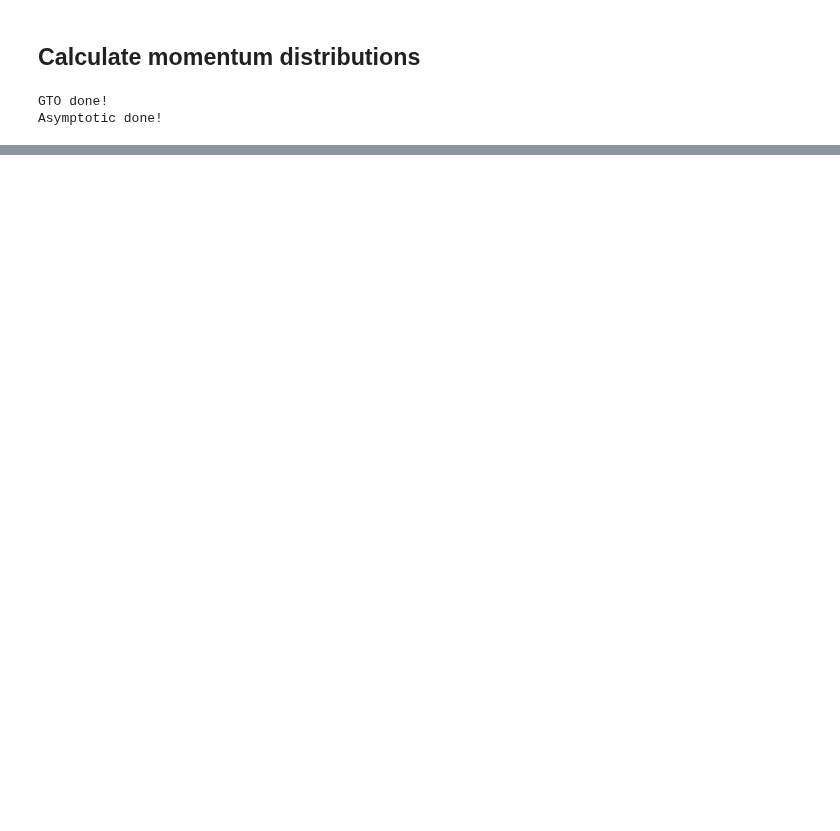
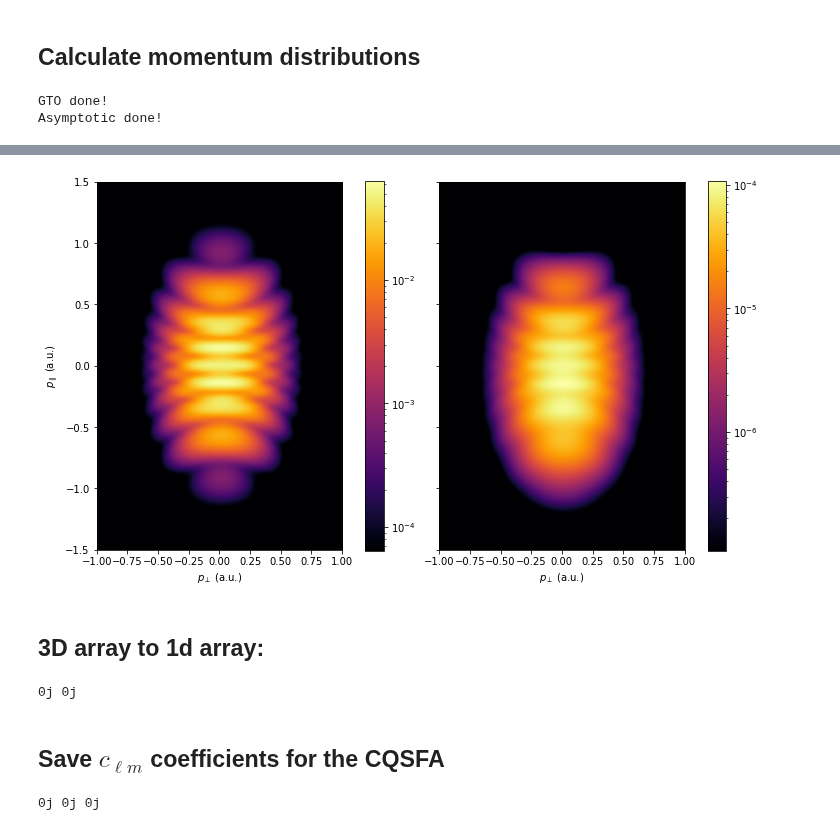
Before and after one commit to EmilHansen1/SFA_OAM_Linear, a Jupyter notebook: GTO_vs_asymp.ipynb, the cells around one changed output, grey strips where cells are left out. Saved outputs shown, nothing was run; the diff lists cells and outputs as text; code cells hidden in the pictures; blank space fills up the shorter version.

```diff
--- a/GTO_vs_asymp.ipynb
+++ b/GTO_vs_asymp.ipynb
@@ -101,0 +139,41 @@ Asymptotic done!
+# %%
+fig, (ax1, ax2) = plt.subplots(1, 2, facecolor='white', constrained_layout=True, sharey='all', figsize=(10, 8))
+
+im1 = ax1.imshow(M_asymp_sqr, interpolation='bicubic', cmap='inferno',
+                 norm=LogNorm(vmax=np.max(M_asymp_sqr), vmin=np.max(M_asymp_sqr)*1e-3),
+                 extent=(-1, 1, -1.5, 1.5))
+ax1.set_xlabel(r'$p_\perp$ (a.u.)')
+ax1.set_ylabel(r'$p_\parallel$ (a.u.)')
+plt.colorbar(im1, ax=ax1, shrink=0.65)
+
+im2 = ax2.imshow(M_gto_sqr, interpolation='bicubic', cmap='inferno',
+                 norm=LogNorm(vmax=np.max(M_gto_sqr), vmin=np.max(M_gto_sqr)*1e-3),
+                 extent=(-1, 1, -1.5, 1.5))
+ax2.set_xlabel(r'$p_\perp$ (a.u.)')
+#ax2.set_ylabel(r'$p_\parallel$ (a.u.)')
+plt.colorbar(im2, ax=ax2, shrink=0.65)
+
+plt.show()
+# %% [output]
+[figure, added]
+# %% [markdown]
+## 3D array to 1d array:
+# %%
+W, H, D = clm_coeffs.shape
+
+clm_flat = clm_coeffs.flatten(order='F')
+
+x, y, z = 0, 1, 1
+idx = z*W*H + y*W + x  #x*(W-1)*(H-1) + y*(H-1) + z
+print(clm_flat[idx], clm_coeffs[x][y][z])
+# %% [output]
+0j 0j
+# %% [markdown]
+## Save $c_{\ell m}$ coefficients for the CQSFA
+# %%
+clm_re, clm_im = np.real(clm_flat), np.imag(clm_flat)
+np.savetxt('clm_coeffs_re.txt', clm_re)
+np.savetxt('clm_coeffs_im.txt', clm_im)
+print(clm_flat[idx], clm_flat[25], clm_flat[71])
+# %% [output]
+0j 0j 0j
```
Also changed, not shown: parts of 17 cells of this notebook, 1 other file.
